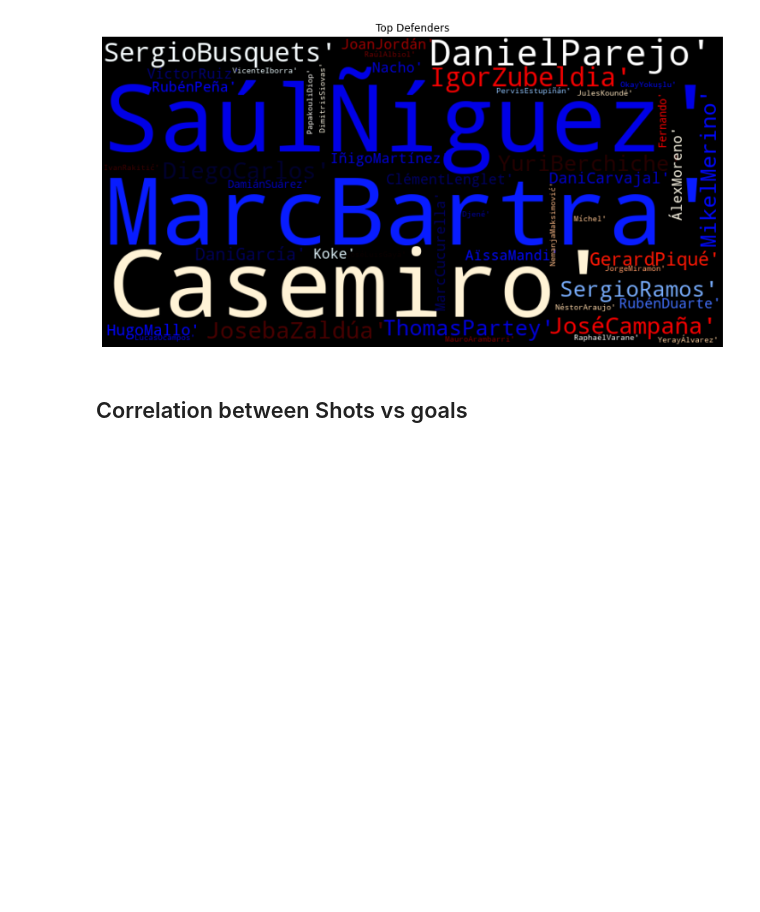
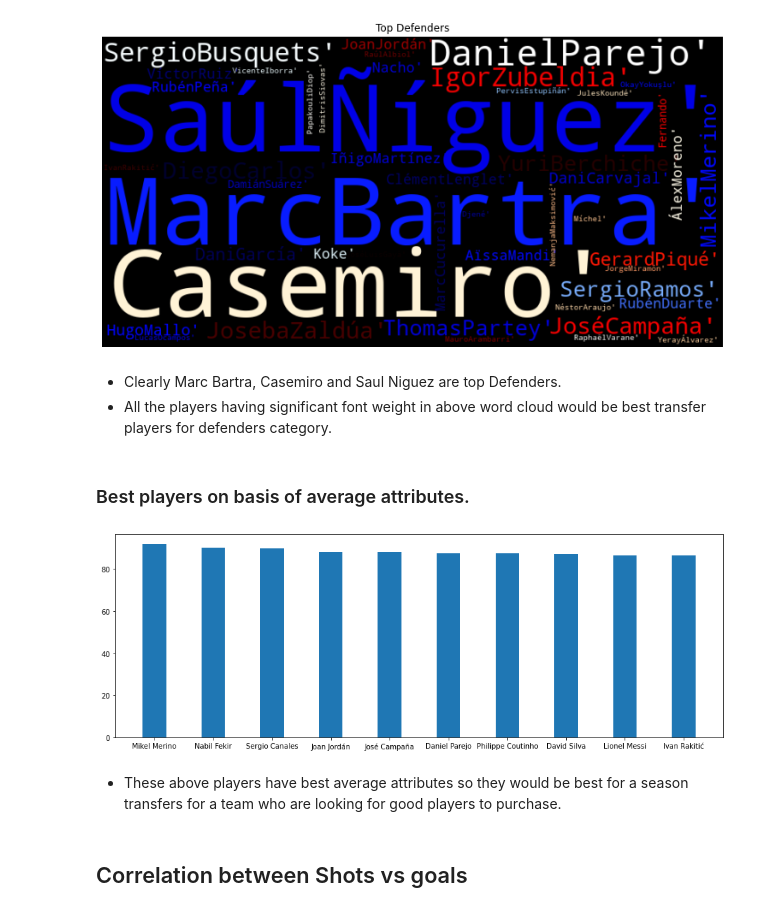
Before and after one commit to gagan2005/Soccer_Prediction_And_DataAnalysis, a Jupyter notebook: final_main.ipynb, the cells around one changed output. Cells and saved outputs as stored; diff of their text form; code cells hidden in the pictures; blank space fills up the shorter version.

```diff
--- a/final_main.ipynb
+++ b/final_main.ipynb
@@ -316,6 +324,27 @@ pp3.head()
 wordCloud(pp3['name'],"Top Defenders")
 # %% [output]
 [figure]
+# %% [markdown]
+* Clearly Marc Bartra, Casemiro and Saul Niguez are top Defenders.
+* All the players having significant font weight in above word cloud would be best transfer players for defenders category.
+# %% [markdown]
+### Best players on basis of average attributes.
+# %%
+#Calculating average scores of all players.
+finalscores['avg'] = (finalscores['striker'] + finalscores['defender'] + finalscores['midfielder'])/3
+f1=finalscores.sort_values(by="avg",ascending=False)
+#taking top 10 players.
+f2=f1.head(10)
+fig = plt.figure()
+ax = fig.add_axes([0,0,2,1])
+name = f2['name']
+avg = f2['avg']
+ax.bar(name,avg, width=0.4)
+plt.show()
+# %% [output]
+[figure, added]
+# %% [markdown]
+* These above players have best average attributes so they would be best for a season transfers for a team who are looking for good players to purchase.
 # %% [markdown]
 ## Correlation between Shots vs goals
 # %%
```
Also changed, not shown: parts of 14 cells of this notebook.
